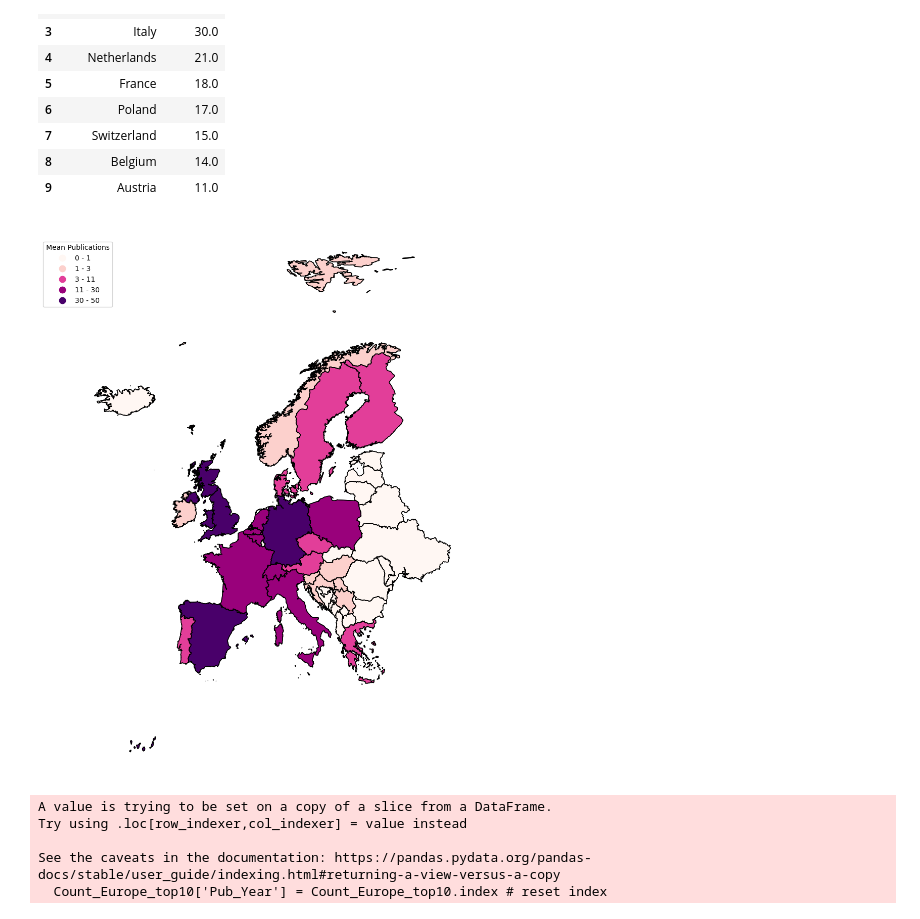
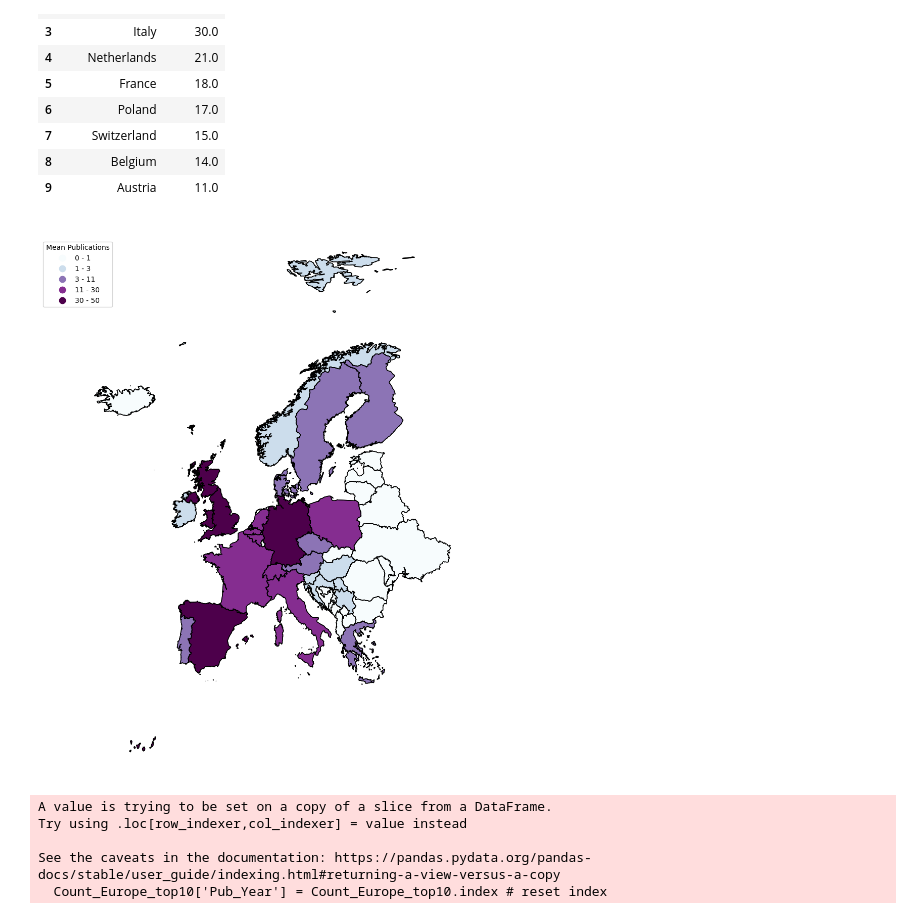
Before and after one commit to Arg-Pep/CS648---Project-ID-24-8, a Jupyter notebook: CS648 - Code.ipynb, the cells around one changed output. Drawn from its saved outputs; the diff is of its cells as text; code cells hidden in the pictures.

```diff
--- a/CS648 - Code.ipynb
+++ b/CS648 - Code.ipynb
@@ -1118,35 +1118,35 @@ europe_avgpub_map = europe_avgpub_map.sort_values(by='avg_pub', ascending=False)
 # Ensure there are no NaN values
 europe_avgpub_map['avg_pub'] = europe_avgpub_map['avg_pub'].fillna(0)
 
 # When generating the bins, the value 0 was not included. This code replaces 0 values with a small positive value before binning
 europe_avgpub_map['avg_pub'] = europe_avgpub_map['avg_pub'].replace(0, 0.00001)
 
 # Split df column values into 5 bins
 bins = pd.qcut(europe_avgpub_map['avg_pub'], q=6, retbins=True, duplicates='drop',labels=False)[1]
 bins[0] = 0  # Ensure the first bin starts at 0
 europe_avgpub_map['avg_pub_group'] = pd.cut(europe_avgpub_map['avg_pub'], bins=bins, labels=[f'{int(bins[i])} - {int(bins[i+1])}' for i in range(len(bins)-1)])
 
 # Plot arrangement
 fig, ax3 = plt.subplots(figsize=[10, 20])
-cmap = plt.cm.get_cmap('RdPu',6) # colour scale
+cmap = plt.cm.get_cmap('BuPu',6) # colour scale
 europe_avgpub_map.boundary.plot(ax=ax3, linewidth=1, color='black') # plot country boundaries
 europe_avgpub_map.plot(column='avg_pub_group', ax=ax3, legend=True, cmap=cmap, edgecolor='black')
 
 # Customize the legend
 legend = ax3.get_legend()
 legend.set_bbox_to_anchor((0.1, 0.98))  # Position legend
 legend.set_title("Mean Publications") # Legend title
 
 # Set map title
 #plt.title('Average Number of Publications by Country', fontsize=16, pad=20)
 
 # Remove axes
 ax3.set_axis_off()
 
 # Show plot
 plt.show()
 # %% [output]
-[figure, old version]
+[figure, new version]
 # %%
 # Rate of change from top 10 European countries with most number of publications
 
```
Also changed, not shown: parts of 3 cells of this notebook.
